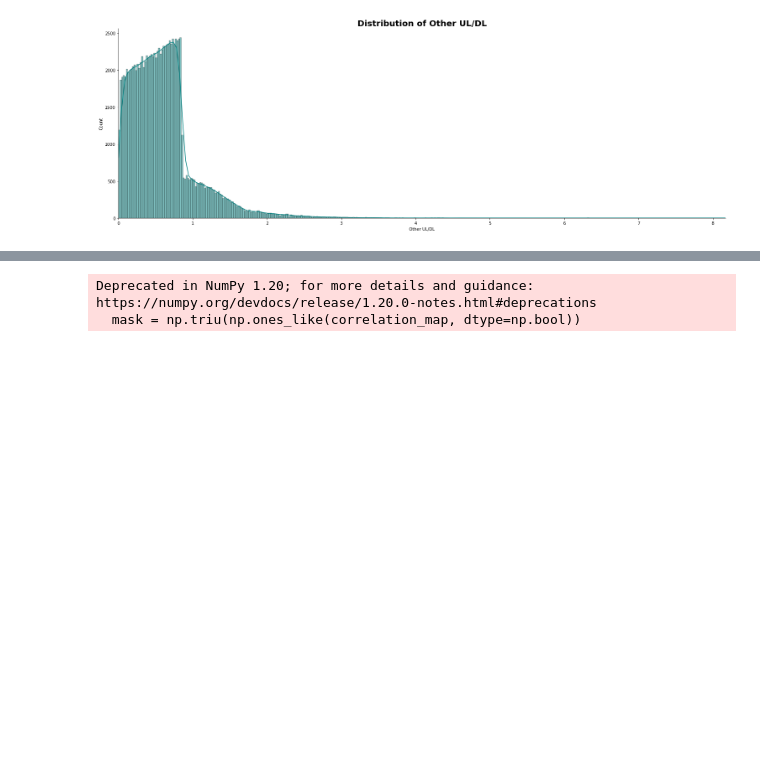
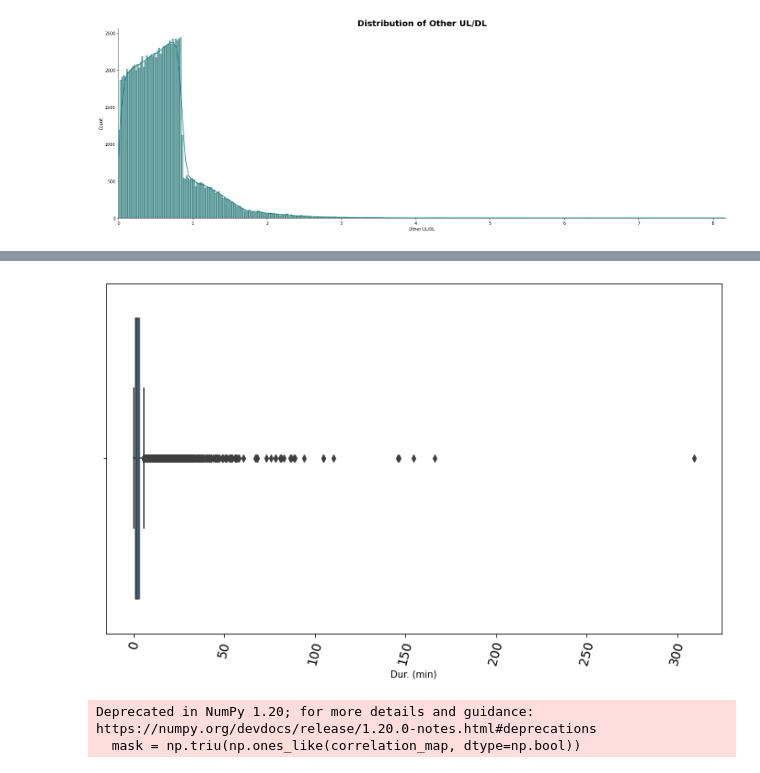
Before and after one commit to abeselomg/Telecom_user_analysis, a Jupyter notebook: notebooks/notebook.ipynb, the cells around one changed output, grey strips where cells are left out. Cells and saved outputs as stored; diff of their text form; code cells hidden in the pictures; blank space fills up the shorter version.

```diff
--- a/notebooks/notebook.ipynb
+++ b/notebooks/notebook.ipynb
@@ -557,3 +583,10 @@ plt.show()
+# %%
+plt.figure(figsize=(12, 7))
+sns.boxplot(data=aggregate_info,x="Dur. (min)")
+plt.xticks(rotation=75, fontsize=14)
+plt.show()
+# %% [output]
+[figure, added]
 # %%
 combined = aggregate_info[
     [
```
Also changed, not shown: parts of 17 cells of this notebook, 10 other files.
